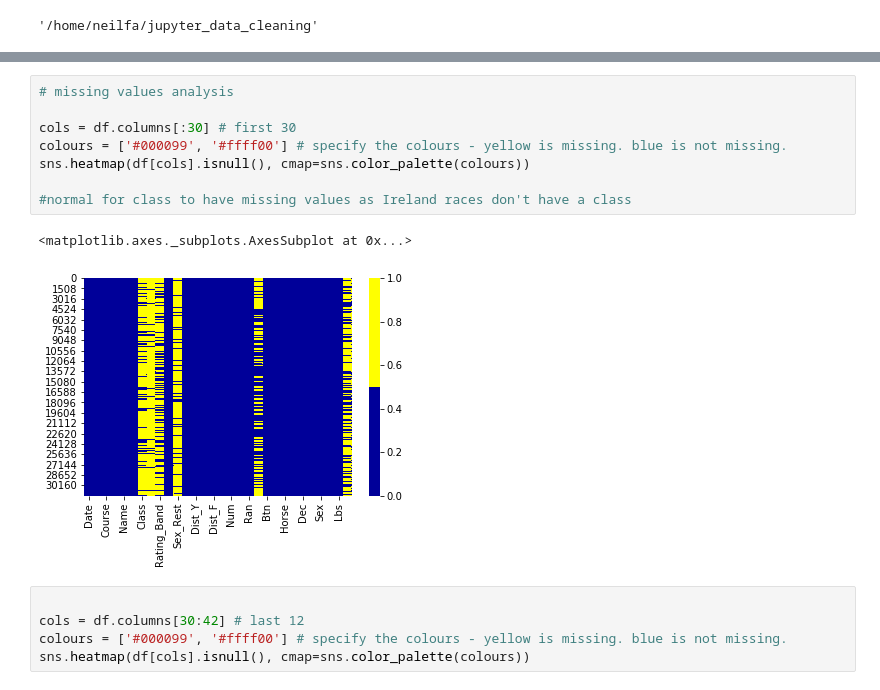
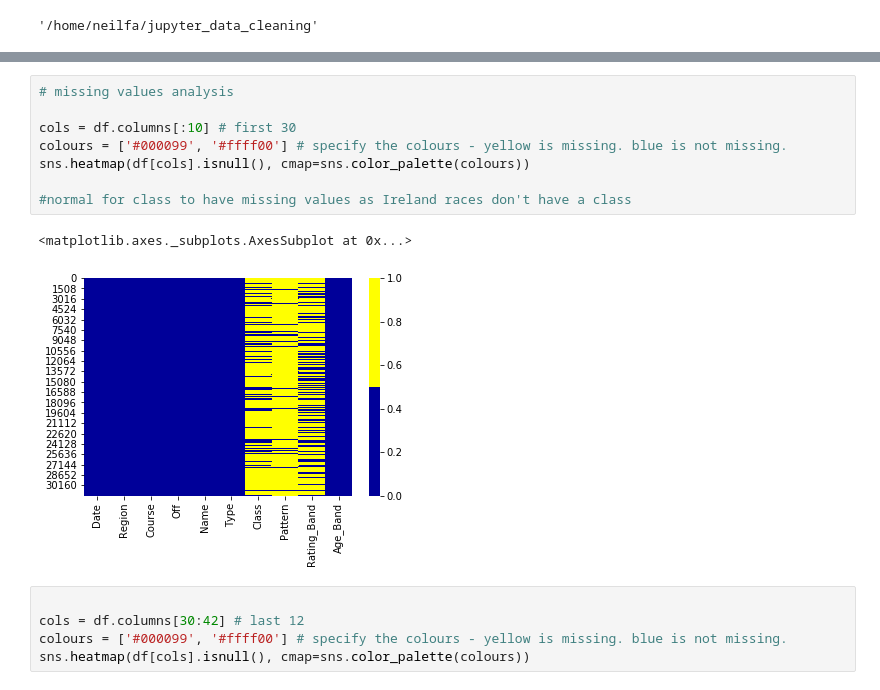
Before and after one commit to nizcode/horse_racing, a Jupyter notebook: racing_cleaning.ipynb, the cells around one changed output, grey strips where cells are left out. Saved outputs shown, nothing was run; the diff lists cells and outputs as text.

```diff
--- a/racing_cleaning.ipynb
+++ b/racing_cleaning.ipynb
@@ -31,14 +31,14 @@ It takes 0.1849222183227539 seconds to load in 31651 rows of data (size of the f
 # %%
 # missing values analysis
 
-cols = df.columns[:30] # first 30
+cols = df.columns[:10] # first 30
 colours = ['#000099', '#ffff00'] # specify the colours - yellow is missing. blue is not missing.
 sns.heatmap(df[cols].isnull(), cmap=sns.color_palette(colours))
 
 #normal for class to have missing values as Ireland races don't have a class
 # %% [output]
 <matplotlib.axes._subplots.AxesSubplot at 0x...>
-[figure, old version]
+[figure, new version]
 # %%
 
 cols = df.columns[30:42] # last 12
```
Also changed, not shown: parts of 5 cells of this notebook.
